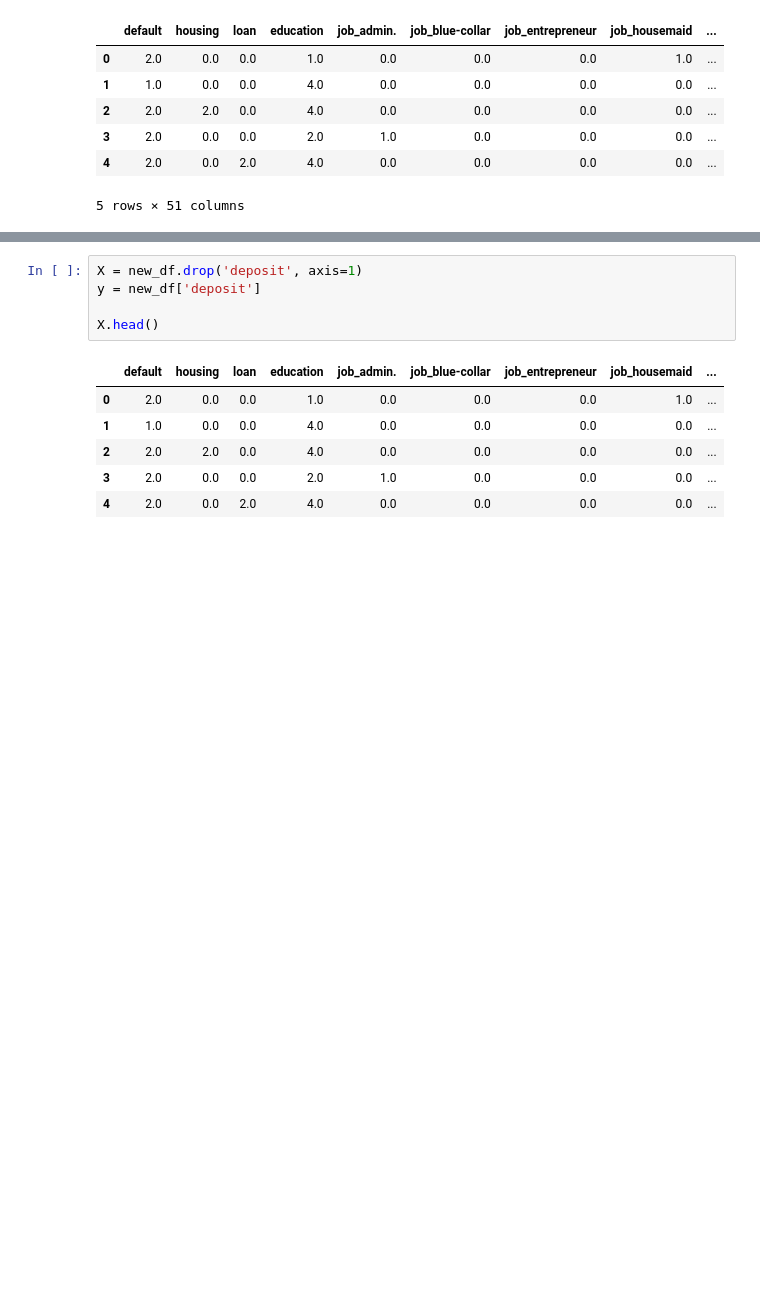
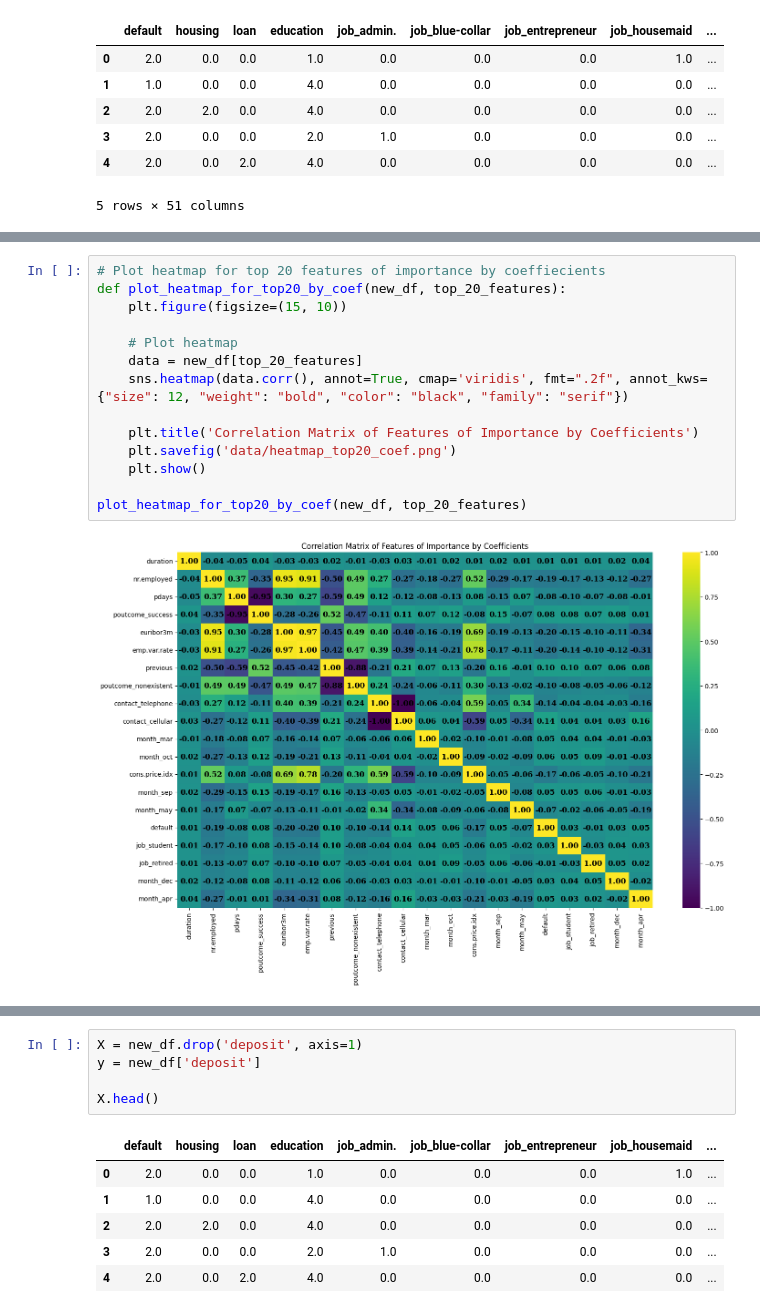
Before and after one commit to atewari-bot/bank-marketing-campaign, a Jupyter notebook: bank_marketing_campaign.ipynb, the cells around one changed output, grey strips where cells are left out. Drawn from its saved outputs; the diff is of its cells as text; blank space fills up the shorter version.

```diff
--- a/bank_marketing_campaign.ipynb
+++ b/bank_marketing_campaign.ipynb
@@ -552,2 +556,18 @@ plt.show()
 # %% [output]
 [figure]
+# %%
+# Plot heatmap for top 20 features of importance by coeffiecients
+def plot_heatmap_for_top20_by_coef(new_df, top_20_features):
+    plt.figure(figsize=(15, 10))
+
+    # Plot heatmap
+    data = new_df[top_20_features]
+    sns.heatmap(data.corr(), annot=True, cmap='viridis', fmt=".2f", annot_kws={"size": 12, "weight": "bold", "color": "black", "family": "serif"})
+
+    plt.title('Correlation Matrix of Features of Importance by Coefficients')
+    plt.savefig('data/heatmap_top20_coef.png')
+    plt.show()
+
+plot_heatmap_for_top20_by_coef(new_df, top_20_features)
+# %% [output]
+[figure, added]
```
Also changed, not shown: parts of 26 cells of this notebook, 13 other files.
